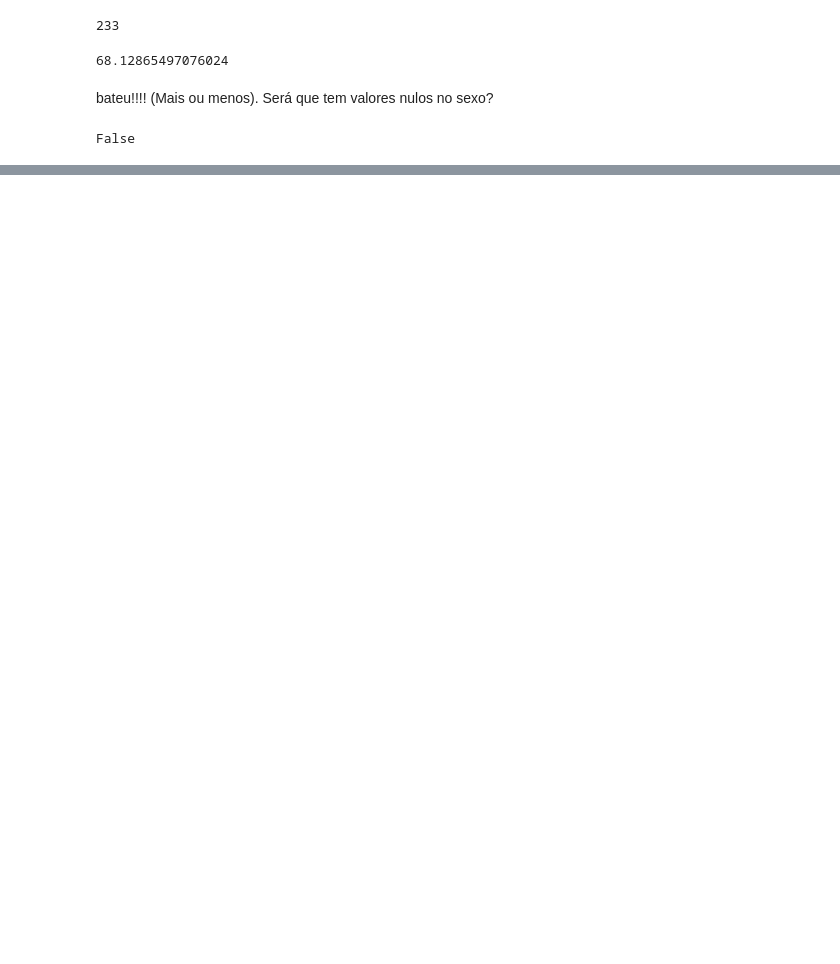
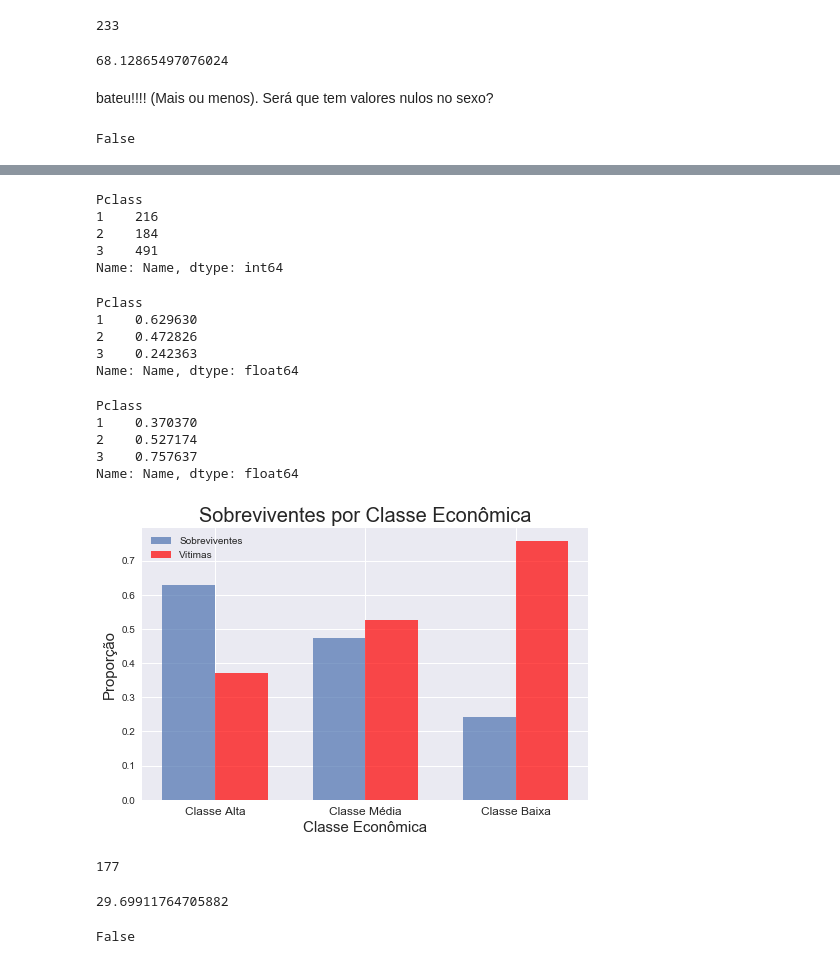
Before and after one commit to RobertoDelamora/data-science-academy, a Jupyter notebook: udacity/fundamentos-data-scientist-I/projeto-II/Untitled.ipynb, the cells around one changed output, grey strips where cells are left out. Cells and saved outputs as stored; diff of their text form; code cells hidden in the pictures; blank space fills up the shorter version.

```diff
--- a/udacity/fundamentos-data-scientist-I/projeto-II/Untitled.ipynb
+++ b/udacity/fundamentos-data-scientist-I/projeto-II/Untitled.ipynb
@@ -440,0 +595,57 @@ False
+# %%
+class_total = df.groupby('Pclass').count()['Name']
+class_total
+# %% [output]
+Pclass
+1    216
+2    184
+3    491
+Name: Name, dtype: int64
+# %%
+s_prop = surv_counts[1] / class_total
+s_prop
+# %% [output]
+Pclass
+1    0.629630
+2    0.472826
+3    0.242363
+Name: Name, dtype: float64
+# %%
+v_prop = surv_counts[0] / class_total
+v_prop
+# %% [output]
+Pclass
+1    0.370370
+2    0.527174
+3    0.757637
+Name: Name, dtype: float64
+# %%
+surv_counts = df.groupby(['Survived', 'Pclass']).count()['Name']
+class_total = df.groupby('Pclass').count()['Name']
+s_prop = surv_counts[1] / class_total
+v_prop = surv_counts[0] / class_total
+
+ind = np.arange(len(s_prop))
+width = .35
+
+fig, ax = plt.subplots(figsize=(8, 5))
+s_bar = plt.bar(ind, s_prop, width, alpha=.7, label='Sobreviventes')
+v_bar = plt.bar(ind+width, v_prop, width, color='r', alpha=.7, label='Vítimas')
+plt.ylabel('Proporção', fontsize=15)
+plt.xlabel('Classe Econômica', fontsize=15)
+plt.title('Sobreviventes por Classe Econômica', fontsize=20)
+locations = ind + width / 2
+labels = ['Classe Alta', 'Classe Média', 'Classe Baixa']
+plt.xticks(locations, labels, fontsize=12)
+plt.legend()
+plt.show()
+# %% [output]
+[figure, added]
+# %%
+df['Age'].isnull().values.sum()
+# %% [output]
+177
+# %%
+df['Age'].mean()
+# %% [output]
+29.69911764705882
@@ -440,0 +654,4 @@ False
+# %%
+df['Age'].isnull().any()
+# %% [output]
+False
```
Also changed, not shown: parts of 35 cells of this notebook, 10 other files.
